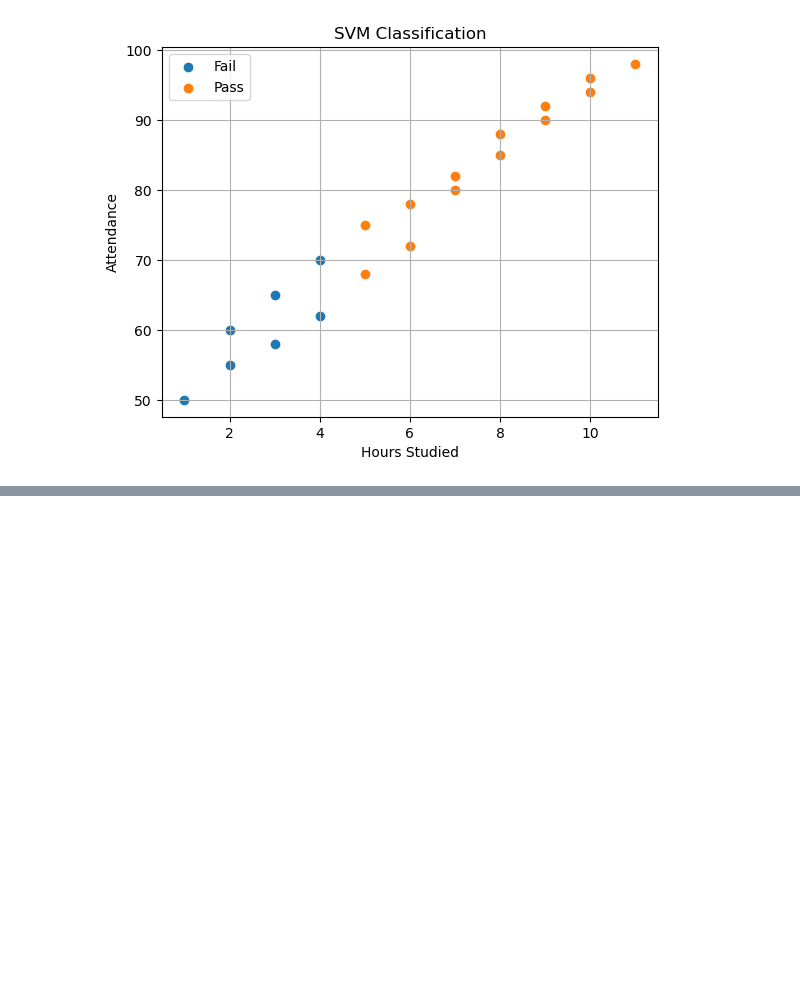
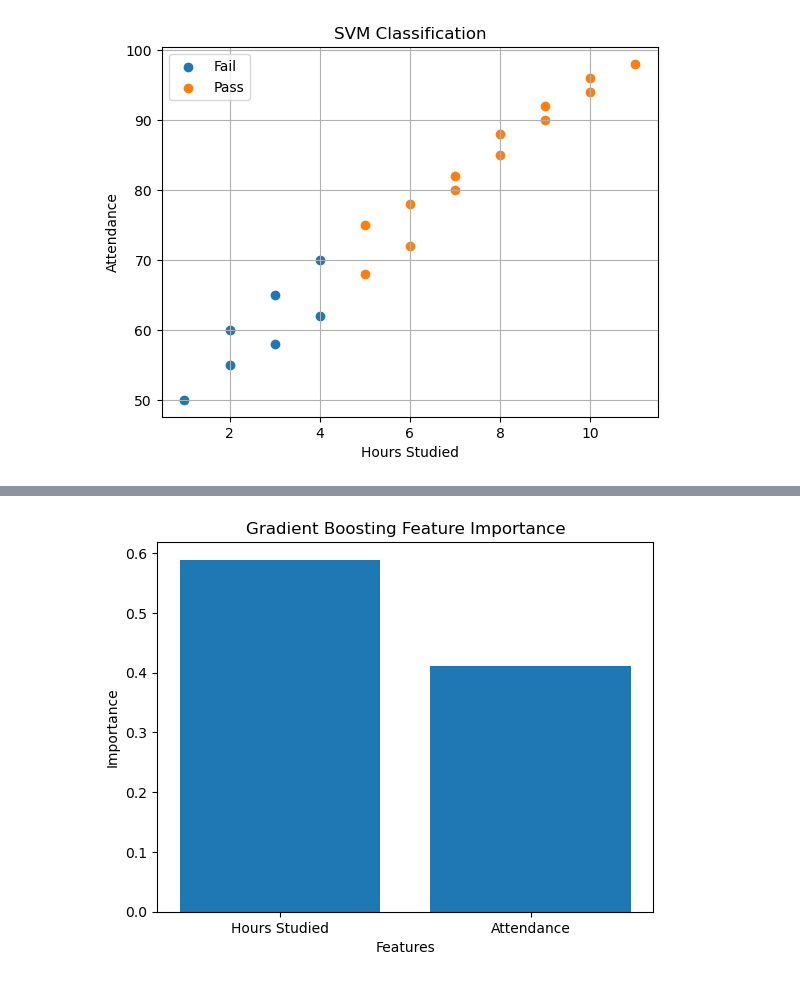
Before and after one commit to saikirangaddamidi70-eng/Machine_Learning_Practice, a Jupyter notebook: Classifications.ipynb, the cells around one changed output, grey strips where cells are left out. Drawn from its saved outputs; the diff is of its cells as text; code cells hidden in the pictures; blank space fills up the shorter version.

```diff
--- a/Classifications.ipynb
+++ b/Classifications.ipynb
@@ -361,0 +425,22 @@ plt.show()
+# %%
+from sklearn.ensemble import GradientBoostingClassifier
+from sklearn.metrics import accuracy_score
+from sklearn.metrics import confusion_matrix
+from sklearn.metrics import classification_report
+
+#Model
+model=GradientBoostingClassifier(n_estimators=100,learning_rate=0.1,max_depth=3,random_state=42)
+
+#Training
+model.fit(X_train,y_train)
+
+#Prediction
+y_pred=model.predict(X_test)
+
+#Results
+print("Actual:",y_test.values)
+print("Predicted:",y_pred)
+
+print("\n Accuracy:",accuracy_score(y_test,y_pred))
+print("\n Confusion Matrix:",confusion_matrix(y_test,y_pred))
+print("\n Classification Report:",classification_report(y_test,y_pred))
@@ -361,0 +464,10 @@ plt.show()
+# %%
+##Graph
+plt.bar(["Hours Studied","Attendance"],
+        model.feature_importances_ )
+plt.xlabel("Features")
+plt.ylabel("Importance")
+plt.title("Gradient Boosting Feature Importance")
+plt.show()
+# %% [output]
+[figure, added]
```
Also changed, not shown: parts of 9 cells of this notebook.
